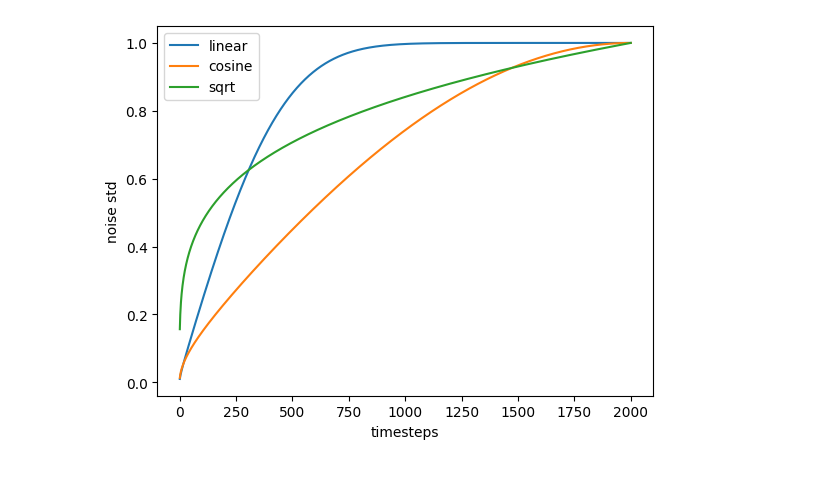
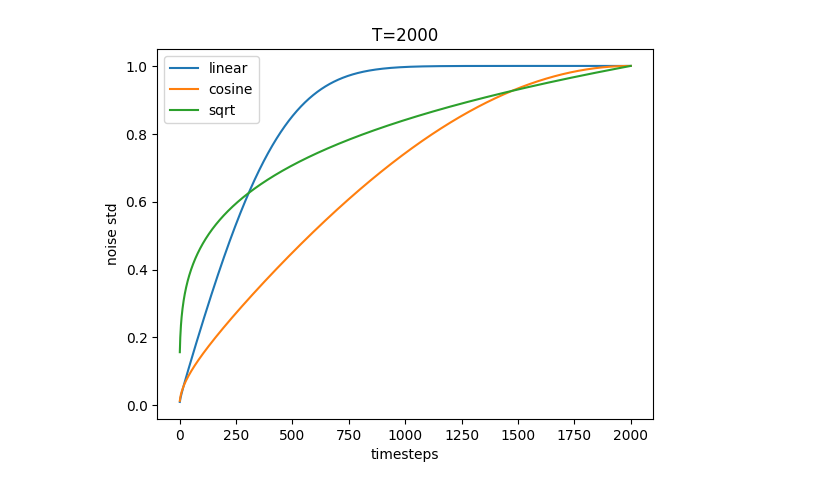
Before and after one commit to bansky-cl/noise-schedule, a Jupyter notebook: noise-schdule.ipynb, the cells around one changed output. Cells and saved outputs as stored; diff of their text form; code cells hidden in the pictures.

```diff
--- a/noise-schdule.ipynb
+++ b/noise-schdule.ipynb
@@ -7,5 +9,6 @@ x=range(1,T+1)
 # %%
-def get_linear():
+def get_linear(T):
+    x=range(1,T+1)
     beta_1 = 1.0e-4
     beta_T = 0.02
 
@@ -23,7 +26,8 @@ def get_linear():
 
     return sqrt_one_minus_alphas_cumprod
 # %%
-def get_cosine():
+def get_cosine(T):
+    x=range(1,T+1)
     s=0.08
 
     def cos_fn(t):
@@ -35,7 +39,7 @@ def get_cosine():
 
     return sqrt_one_minus_alphas_cumprod
 # %%
-def get_sqrt():
+def get_sqrt(T):
     s=1.0e-4
 
     alpha_cumprod = [1.0 - np.sqrt(s + t/T) for t in range(1,T+1)]
@@ -43,17 +47,21 @@ def get_sqrt():
 
     return sqrt_one_minus_alphas_cumprod
 # %%
-result_linear = get_linear()
-result_cosine = get_cosine()
-result_sqrt = get_sqrt()
+result_linear = get_linear(T)
+result_cosine = get_cosine(T)
+result_sqrt = get_sqrt(T)
+
 
 fig, ax = plt.subplots()
+
 ax.plot(x, result_linear, label='linear')
 ax.plot(x, result_cosine, label='cosine')
 ax.plot(x, result_sqrt, label='sqrt')
+
 ax.set_xlabel('timesteps')
 ax.set_ylabel('noise std')
+ax.set_title('T=2000')
 ax.legend()
 plt.show()
 # %% [output]
-[figure, old version]
+[figure, new version]
```
Also changed, not shown: parts of 2 cells of this notebook, 2 other files.
